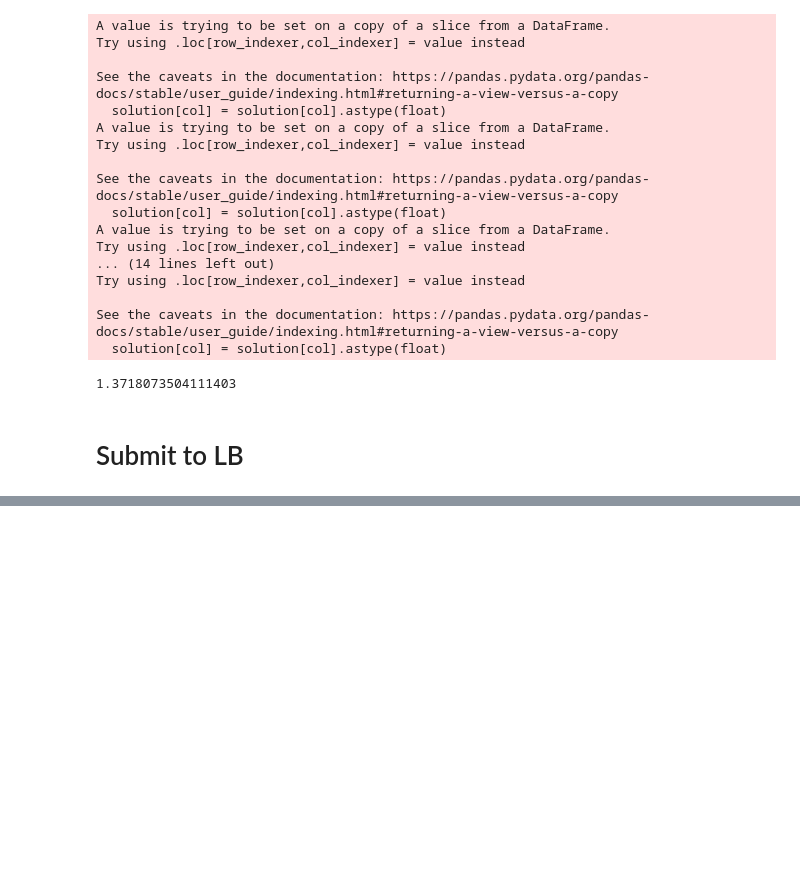
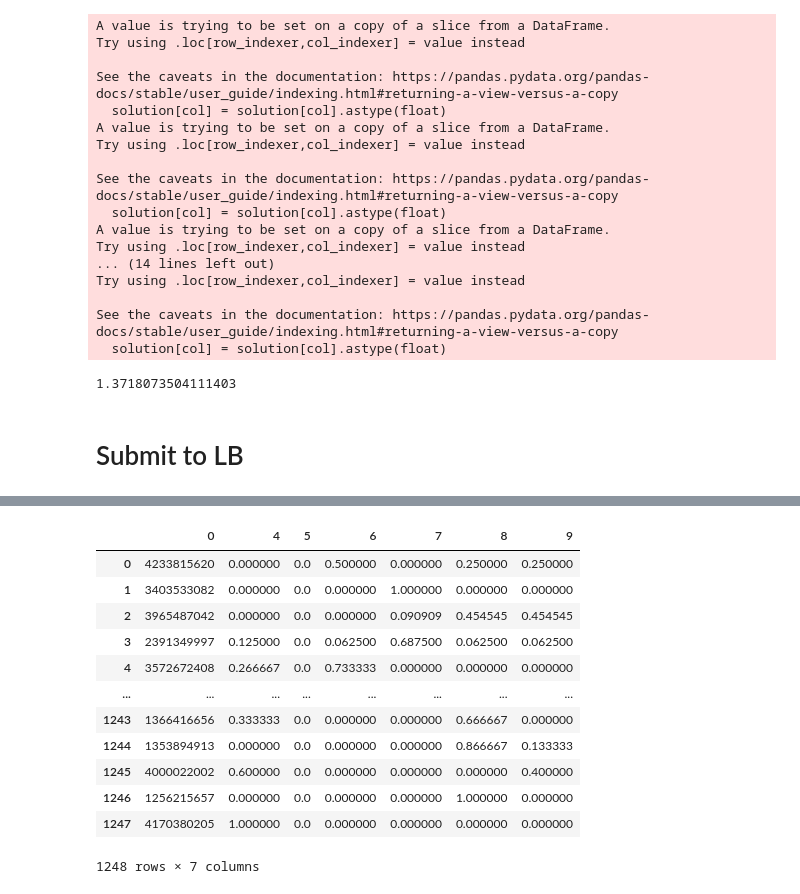
Before and after one commit to epplugins/hms, a Jupyter notebook: keras/hms-keras-10-cwt-v1.ipynb, the cells around one changed output, grey strips where cells are left out. Drawn from its saved outputs; the diff is of its cells as text; code cells hidden in the pictures; blank space fills up the shorter version.

```diff
--- a/keras/hms-keras-10-cwt-v1.ipynb
+++ b/keras/hms-keras-10-cwt-v1.ipynb
@@ -510,0 +548,17 @@ See the caveats in the documentation: https://pandas.pydata.org/pandas-docs/stab
+# %%
+df_test_scoring = df_test_items[[0,4,5,6,7,8,9]]
+df_test_scoring
+# %% [output]
+|  | 0 | 4 | 5 | 6 | 7 | 8 | 9 |
+| 0 | 4233815620 | 0.000000 | 0.0 | 0.500000 | 0.000000 | 0.250000 | 0.250000 |
+| 1 | 3403533082 | 0.000000 | 0.0 | 0.000000 | 1.000000 | 0.000000 | 0.000000 |
+| 2 | 3965487042 | 0.000000 | 0.0 | 0.000000 | 0.090909 | 0.454545 | 0.454545 |
+| 3 | 2391349997 | 0.125000 | 0.0 | 0.062500 | 0.687500 | 0.062500 | 0.062500 |
+| 4 | 3572672408 | 0.266667 | 0.0 | 0.733333 | 0.000000 | 0.000000 | 0.000000 |
+| ... | ... | ... | ... | ... | ... | ... | ... |
+| 1243 | 1366416656 | 0.333333 | 0.0 | 0.000000 | 0.000000 | 0.666667 | 0.000000 |
+| 1244 | 1353894913 | 0.000000 | 0.0 | 0.000000 | 0.000000 | 0.866667 | 0.133333 |
+| 1245 | 4000022002 | 0.600000 | 0.0 | 0.000000 | 0.000000 | 0.000000 | 0.400000 |
+| 1246 | 1256215657 | 0.000000 | 0.0 | 0.000000 | 0.000000 | 1.000000 | 0.000000 |
+| 1247 | 4170380205 | 1.000000 | 0.0 | 0.000000 | 0.000000 | 0.000000 | 0.000000 |
+1248 rows × 7 columns
```
Also changed, not shown: parts of 13 cells of this notebook, 6 other files.
